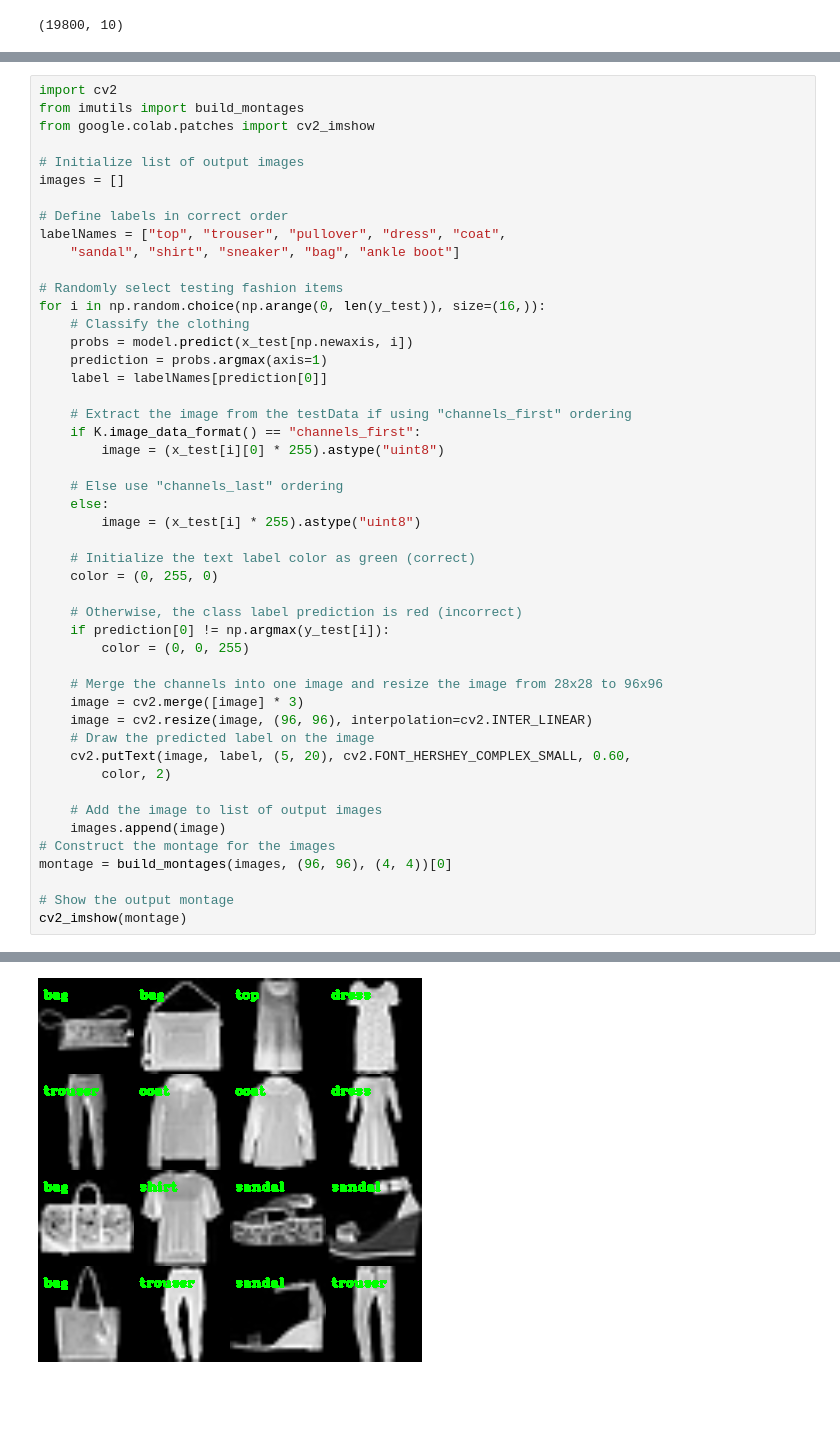
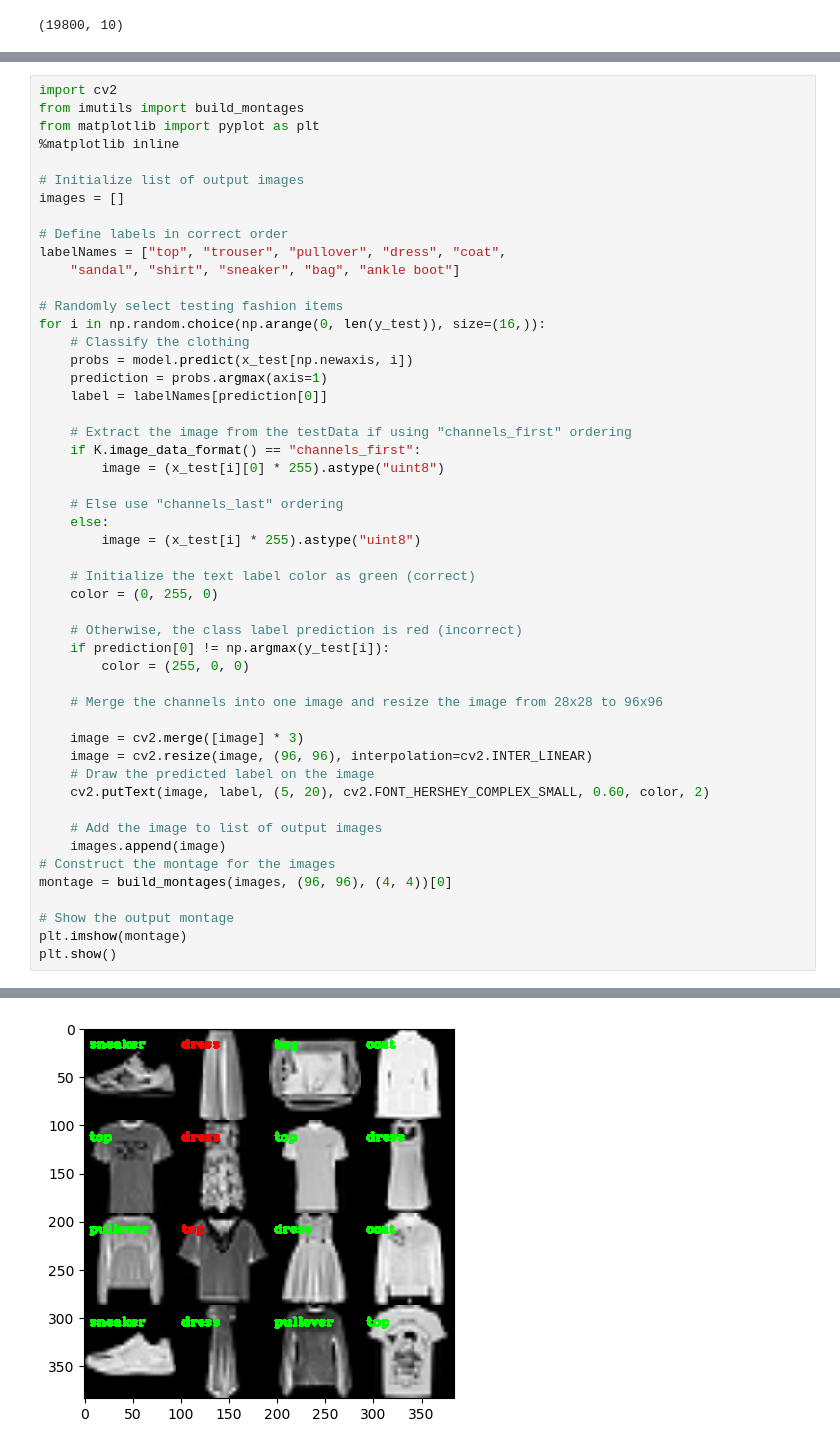
Before and after one commit to trevorrovert/fashion-mnist, a Jupyter notebook: fashion-mnist-manual.ipynb, the cells around one changed output, grey strips where cells are left out. Cells and saved outputs as stored; diff of their text form; blank space fills up the shorter version.

Commit message:
Update fashion-mnist-manual.ipynb
updated montage image show to use matplotlib

```diff
--- a/fashion-mnist-manual.ipynb
+++ b/fashion-mnist-manual.ipynb
@@ -219,7 +218,8 @@ plt.show()
 # %%
 import cv2
 from imutils import build_montages
-from google.colab.patches import cv2_imshow
+from matplotlib import pyplot as plt
+%matplotlib inline
 
 # Initialize list of output images
 images = []
@@ -248,14 +248,14 @@ for i in np.random.choice(np.arange(0, len(y_test)), size=(16,)):
 
 	# Otherwise, the class label prediction is red (incorrect)
 	if prediction[0] != np.argmax(y_test[i]):
-		color = (0, 0, 255)
+		color = (255, 0, 0)
 
 	# Merge the channels into one image and resize the image from 28x28 to 96x96
+
 	image = cv2.merge([image] * 3)
 	image = cv2.resize(image, (96, 96), interpolation=cv2.INTER_LINEAR)
-	# Draw the predicted label on the image
-    cv2.putText(image, label, (5, 20), cv2.FONT_HERSHEY_COMPLEX_SMALL, 0.60,
-		color, 2)
+    # Draw the predicted label on the image
+	cv2.putText(image, label, (5, 20), cv2.FONT_HERSHEY_COMPLEX_SMALL, 0.60, color, 2)
 
 	# Add the image to list of output images
 	images.append(image)
@@ -263,5 +263,6 @@ for i in np.random.choice(np.arange(0, len(y_test)), size=(16,)):
 montage = build_montages(images, (96, 96), (4, 4))[0]
 
 # Show the output montage
-cv2_imshow(montage)
+plt.imshow(montage)
+plt.show()
 # %% [output]
@@ -284 +285 @@ cv2_imshow(montage)
-[figure, old version]
+[figure, new version]
```
Also changed, not shown: parts of 5 cells of this notebook.
